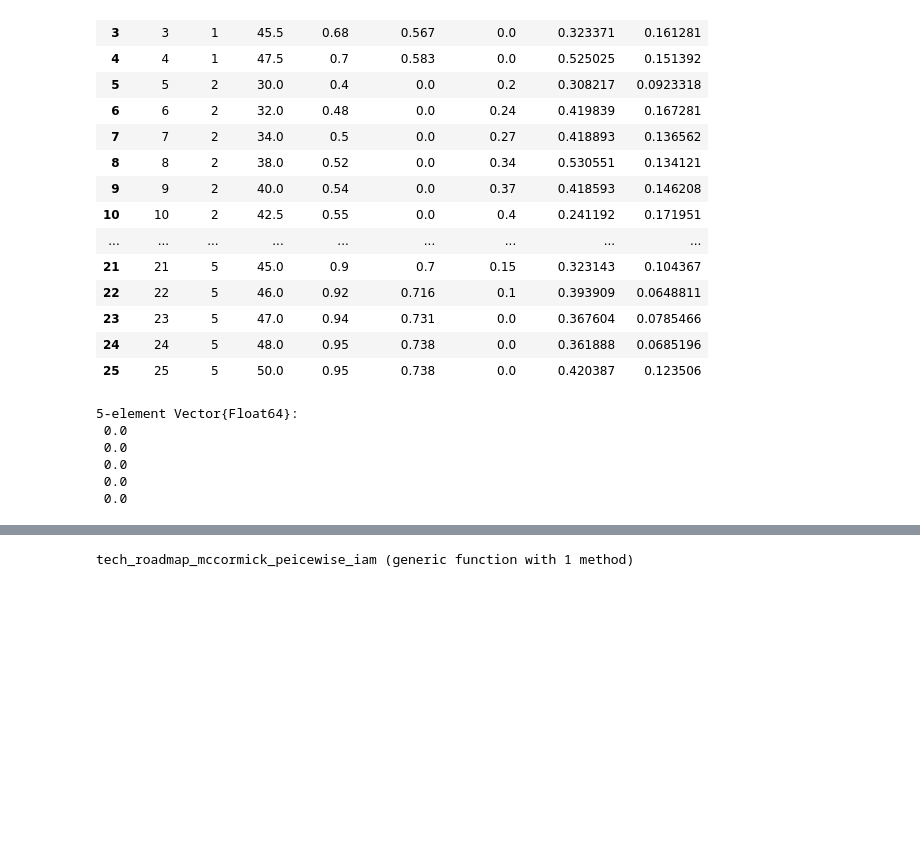
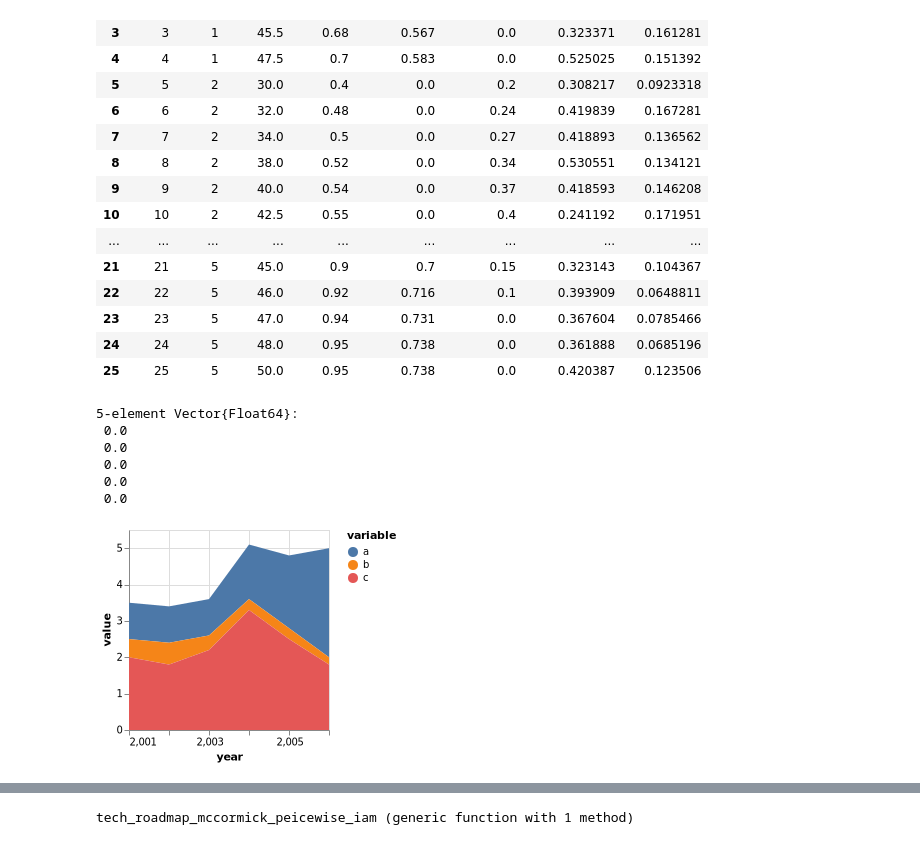
Before and after one commit to vyom-thakker/RoadmapsIAM, a Jupyter notebook: roadmap-toy-Copy1.ipynb, the cells around one changed output, grey strips where cells are left out. Saved outputs shown, nothing was run; the diff lists cells and outputs as text; code cells hidden in the pictures; blank space fills up the shorter version.

Commit message:
plot

```diff
--- a/roadmap-toy-Copy1.ipynb
+++ b/roadmap-toy-Copy1.ipynb
@@ -493,3 +503,17 @@ Matrix(inn_xrang[!,2:ncol(inn_xrang)])[:,1]
  0.0
  0.0
  0.0
+# %%
+using VegaLite, VegaDatasets
+using FileIO
+a = [1,1,1,1.5,2,3]
+b = [0.5,0.6,0.4,0.3,0.3,0.2]
+c = [2,1.8,2.2,3.3,2.5,1.8]
+sNames = ["a","b","c"]
+xLabels = [2001,2002,2003,2004,2005,2006]
+
+df = DataFrame(year=xLabels, a=a, b=b, c=c)
+
+df |> stack |> @vlplot(:area, x=:year, y={:value, stack=:zero}, color="variable:n")
+# %% [output]
+[figure, added]
```
Also changed, not shown: parts of 16 cells of this notebook, 1 other file.
